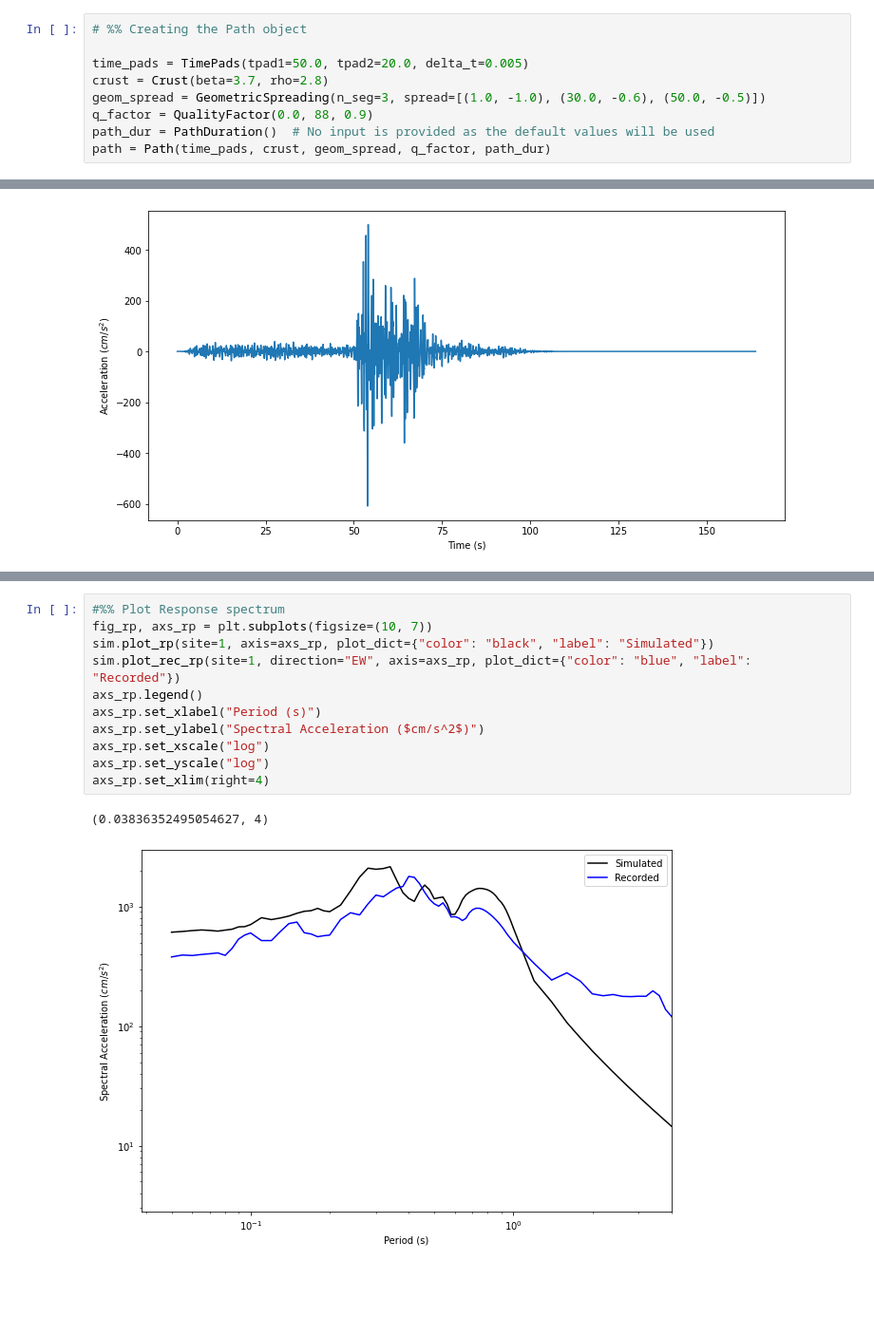
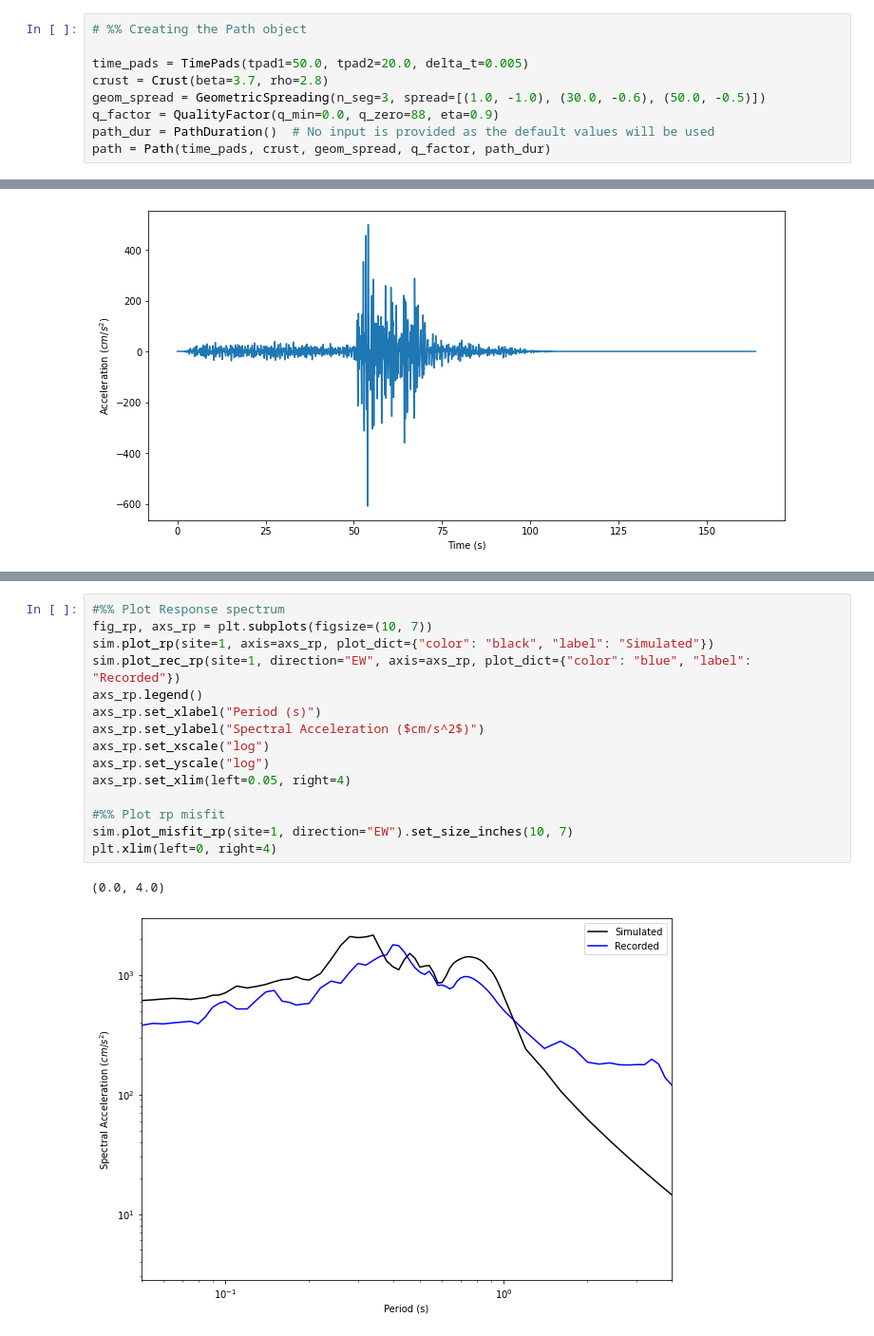
Before and after one commit to abdullahaltindal/pyexsim12, a Jupyter notebook: example_pyexsim12.ipynb, the cells around one changed output, grey strips where cells are left out. Shown at 95% size. Cells and saved outputs as stored; diff of their text form; blank space fills up the shorter version.

```diff
--- a/example_pyexsim12.ipynb
+++ b/example_pyexsim12.ipynb
@@ -40,6 +68,6 @@ Depth: 0.0 km
 time_pads = TimePads(tpad1=50.0, tpad2=20.0, delta_t=0.005)
 crust = Crust(beta=3.7, rho=2.8)
 geom_spread = GeometricSpreading(n_seg=3, spread=[(1.0, -1.0), (30.0, -0.6), (50.0, -0.5)])
-q_factor = QualityFactor(0.0, 88, 0.9)
+q_factor = QualityFactor(q_min=0.0, q_zero=88, eta=0.9)
 path_dur = PathDuration()  # No input is provided as the default values will be used
 path = Path(time_pads, crust, geom_spread, q_factor, path_dur)
@@ -128,14 +177,18 @@ plt.ylim(top=4)
 # %%
 #%% Plot Response spectrum
 fig_rp, axs_rp = plt.subplots(figsize=(10, 7))
 sim.plot_rp(site=1, axis=axs_rp, plot_dict={"color": "black", "label": "Simulated"})
 sim.plot_rec_rp(site=1, direction="EW", axis=axs_rp, plot_dict={"color": "blue", "label": "Recorded"})
 axs_rp.legend()
 axs_rp.set_xlabel("Period (s)")
 axs_rp.set_ylabel("Spectral Acceleration ($cm/s^2$)")
 axs_rp.set_xscale("log")
 axs_rp.set_yscale("log")
-axs_rp.set_xlim(right=4)
+axs_rp.set_xlim(left=0.05, right=4)
+
+#%% Plot rp misfit
+sim.plot_misfit_rp(site=1, direction="EW").set_size_inches(10, 7)
+plt.xlim(left=0, right=4)
 # %% [output]
-(0.03836352495054627, 4)
+(0.0, 4.0)
-[figure, old version]
+[figure, new version]
```
Also changed, not shown: parts of 20 cells of this notebook, 4 other files.
